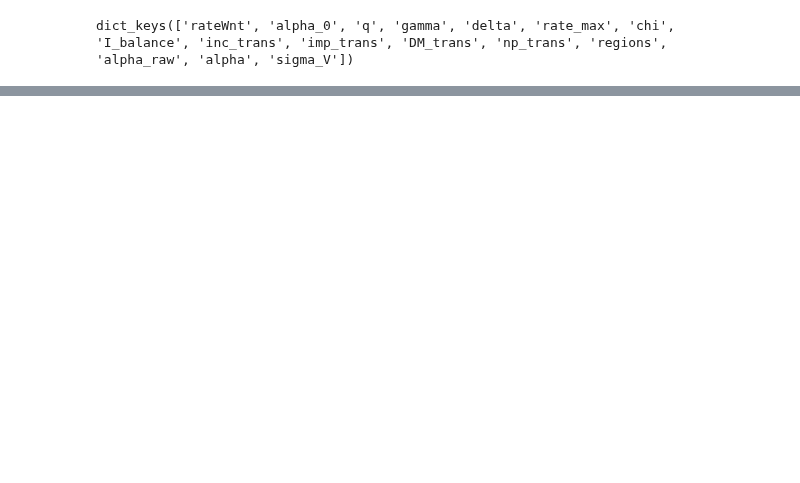
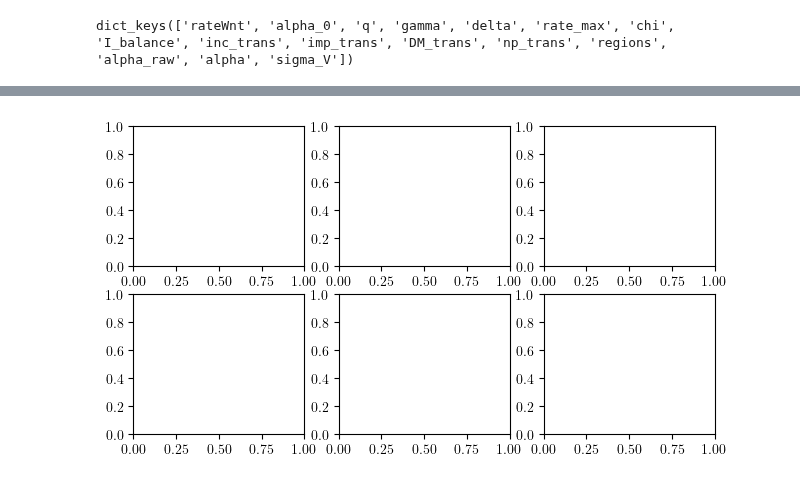
Before and after one commit to woxxel/DarkMatter, a Jupyter notebook: demo_scripts/threshold_stats.ipynb, the cells around one changed output, grey strips where cells are left out. Saved outputs shown, nothing was run; the diff lists cells and outputs as text; code cells hidden in the pictures; blank space fills up the shorter version.

Commit message:
updated several plots

```diff
--- a/demo_scripts/threshold_stats.ipynb
+++ b/demo_scripts/threshold_stats.ipynb
@@ -112,28 +147,32 @@ res.keys()
 # %% [output]
 dict_keys(['rateWnt', 'alpha_0', 'q', 'gamma', 'delta', 'rate_max', 'chi', 'I_balance', 'inc_trans', 'imp_trans', 'DM_trans', 'np_trans', 'regions', 'alpha_raw', 'alpha', 'sigma_V'])
 # %%
+set_plot_params()
+
 options = set_options(L=1,nI=1,nE=1)
 
 options['simulation'] = {
-    'tau_n': [0.,1.],
-    'rateWnt': [1.,2.,5.],
+    'eps': [0.,np.sqrt(1./2)],
+    'eta': [0.2,0.6,0.9],
     'sim_prim': [0,-1,0],
     'sim_sec': [0,-1,0]
 }
 options['mode_stats'] = 1
-options['tau_I'][0] = 0.02
+options['tau_I'][0] = 0.03
+options['alpha_0'] = 0.02
+options['tau_n'] = 0
 
 x_key = [o for o in list(options['simulation']) if not o.startswith('sim')][0]
 
 res = darkMatter(steps=100,options=options,rerun=True,compile=False,logging=3)
 
-fig, ax = plt.subplots(2,2,figsize=(7.5,4))
+fig, ax = plt.subplots(2,3,figsize=(7.5,4))
 #ax[0,0].set_position([0.1,0.25,0.22,0.6])
 #ax[0,1].set_position([0.415,0.25,0.22,0.6])
 #ax[0,2].set_position([0.76,0.25,0.22,0.6])
 
 #ax[0,0].legend(prop={'size':10},loc='lower left')
-
+print(options)
 tau_M = options['tau_M']
 
 tau_G = options['tau_I'][0]    ## GABA
@@ -143,35 +182,67 @@ tau_N = options['tau_I'][2]    ## NMDA
 eps = options['eps']
 eta = options['eta']
 
-n = res['tau_n']
-rateWnt = res['rateWnt']
+n = options['tau_n']
+rateWnt = options['rateWnt']
 
+J_EE = res['eta'][2] * res['eps']*tau_M
+J_EI = np.sqrt(1-(res['eta'][2]*res['eps'])**2)*tau_M
 
-J_EE = eta * eps*tau_M
-J_EI = np.sqrt(1-(eta*eps)**2)*tau_M
+J_IE = res['eta'][2] * res['eps']*tau_M
+J_II = np.sqrt(1-(res['eta'][2]*res['eps'])**2)*tau_M
 
-var_V_A = J_EE**2 * rateWnt[0] / (tau_A + tau_M) * ( (1-n)**2/2 + (1-n)*n*tau_A / (tau_A + tau_N) )
-#from excitatory NMDA synapses
-var_V_N = J_EE**2 * rateWnt[0] / (tau_N + tau_M) * (n**2/2 + (1-n)*n*tau_N / (tau_A + tau_N) );
-#from inhibitory GABA synapses
-var_V_G = J_EI**2 * rateWnt[0] * 0.5 / (tau_G + tau_M)*np.ones_like(n)
+#J_EE = eta * eps*tau_M
+#J_EI = np.sqrt(1-(eta*eps)**2)*tau_M
 
-ax[0,0].plot(res[x_key],np.sqrt(var_V_G),'k--',label=r'$\displaystyle \sigma_{V_E^G}$ (GABA)')
-ax[0,0].plot(res[x_key],np.sqrt(var_V_A),'k:',label=r'$\displaystyle \sigma_{V_E^A}$ (AMPA)')
-ax[0,0].plot(res[x_key],np.sqrt(var_V_G+var_V_A),'k-')
-if all(n) > 0:
-    ax[0,0].plot(res[x_key],np.sqrt(var_V_N),'k-.',label=r'$\displaystyle \sigma_{V_E^N}$ (NMDA)')
+def get_var_V(J_from_E,J_from_I,rateWnt,tau_A,tau_N,tau_G,tau_M,n):
+    ## variance of the membrane potential
+    ## from excitatory AMPA synapses
+    var_V_A = J_from_E**2 * rateWnt / (tau_A + tau_M) * ( (1-n)**2/2 + (1-n)*n*tau_A / (tau_A + tau_N) )
+    ## from excitatory NMDA synapses
+    var_V_N = J_from_E**2 * rateWnt / (tau_N + tau_M) * (n**2/2 + (1-n)*n*tau_N / (tau_A + tau_N) )
+    ## from inhibitory GABA synapses
+    var_V_G = J_from_I**2 * rateWnt * 0.5 / (tau_G + tau_M)
+    return var_V_A,var_V_N,var_V_G
+
+var_E_V_A,var_E_V_N,var_E_V_G = get_var_V(J_EE,J_EI,rateWnt,tau_A,tau_N,tau_G,tau_M,n)
+var_I_V_A,var_I_V_N,var_I_V_G = get_var_V(J_EI,J_II,rateWnt,tau_A,tau_N,tau_G,tau_M,n)
+
+# var_V_A = J_EE**2 * rateWnt / (tau_A + tau_M) * ( (1-n)**2/2 + (1-n)*n*tau_A / (tau_A + tau_N) )
+# #from excitatory NMDA synapses
+# var_V_N = J_EE**2 * rateWnt / (tau_N + tau_M) * (n**2/2 + (1-n)*n*tau_N / (tau_A + tau_N) );
+# #from inhibitory GABA synapses
+# var_V_G = J_EI**2 * rateWnt * 0.5 / (tau_G + tau_M)*np.ones_like(n)
+
+## plot contributions of different synapses
+ax[0,0].plot(res[x_key],np.sqrt(var_E_V_G),'k--',label=r'$\displaystyle \sigma_{V_E^G}$ (GABA)')
+ax[0,0].plot(res[x_key],np.sqrt(var_E_V_A),'k:',label=r'$\displaystyle \sigma_{V_E^A}$ (AMPA)')
+if n > 0:
+    ax[0,0].plot(res[x_key],np.sqrt(var_E_V_N),'k-.',label=r'$\displaystyle \sigma_{V_E^N}$ (NMDA)')
     ax[0,0].legend(prop={'size':10},bbox_to_anchor=(0.05,1.2),loc='upper left',ncol=1)
 else:
     ax[0,0].text(0.2,0.005,r'$\displaystyle \sigma_{V_{EE}}$ (AMPA) $\displaystyle \hat{=} \sigma_{V_E^A}$',fontsize=10)
     ax[0,0].text(0.1,0.038,r'$\displaystyle \sigma_{V_{EI}}$ (GABA) $\displaystyle \hat{=} \sigma_{V_E^G}$',fontsize=10)
 
+# alpha = J_EE
+ax[0,1].plot(res[x_key],np.sqrt(var_E_V_G+var_E_V_A),'k-')
+ax[0,1].plot(res[x_key],np.sqrt(var_I_V_G+var_I_V_A),'k-')
+
+
 if x_key == 'rate':
     plt.setp(ax[0,0],xticks=np.linspace(0,10,6),yticks=np.linspace(0,0.15,4),xlim=[0,res[x_key][-1]],ylim=[0,0.15])
 else:
     #plt.setp(ax[0,0],xticks=np.linspace(0,1,6),yticks=np.linspace(0,0.075,4),xlim=[0,res[x_key][0][-1]])#,ylim=[0,0.075])
-    plt.setp(ax[0,0],xticks=np.linspace(0,1,6),yticks=np.linspace(0,0.075,6),xlim=[0,res[x_key][-1]])
-ax[0,0].set_ylabel(r'$\displaystyle I$')
+    for axx in [ax[0][0],ax[0][1]]:
+        plt.setp(axx,xticks=np.linspace(0,1,6),yticks=np.linspace(0,0.04,3),xlim=[0,res[x_key][-1]],ylim=[0,0.05])
+ax[0,0].set_ylabel(r'$I$')
 x_title=0.05
 ax[0,0].set_title(r'a)',position=(x_title,1.05))
+
+for ax_row in ax:
+    for axx in ax_row:
+        axx.spines[['top','right']].set_color('none')
+        #a.xaxis.set_ticks_position('bottom')
+        #a.yaxis.set_ticks_position('left')
+
+plt.show(block=False)
 # %% [output]
@@ -184,0 +251 @@ Text(0.05, 1.0, 'a)')
+[figure, added]
```
Also changed, not shown: parts of 3 cells of this notebook, 13 other files.
